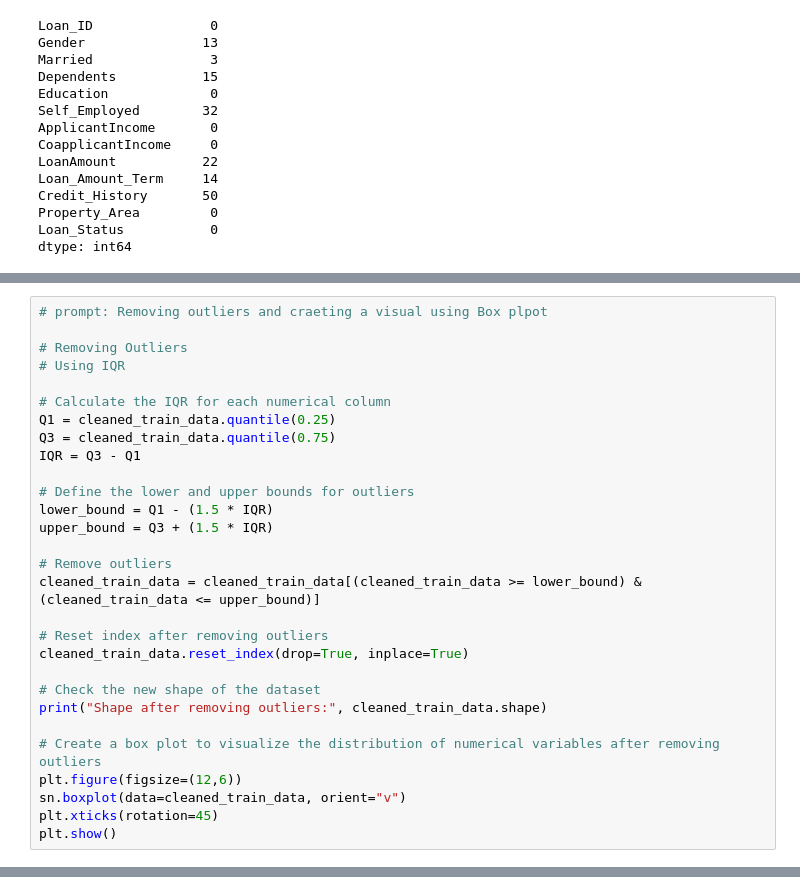
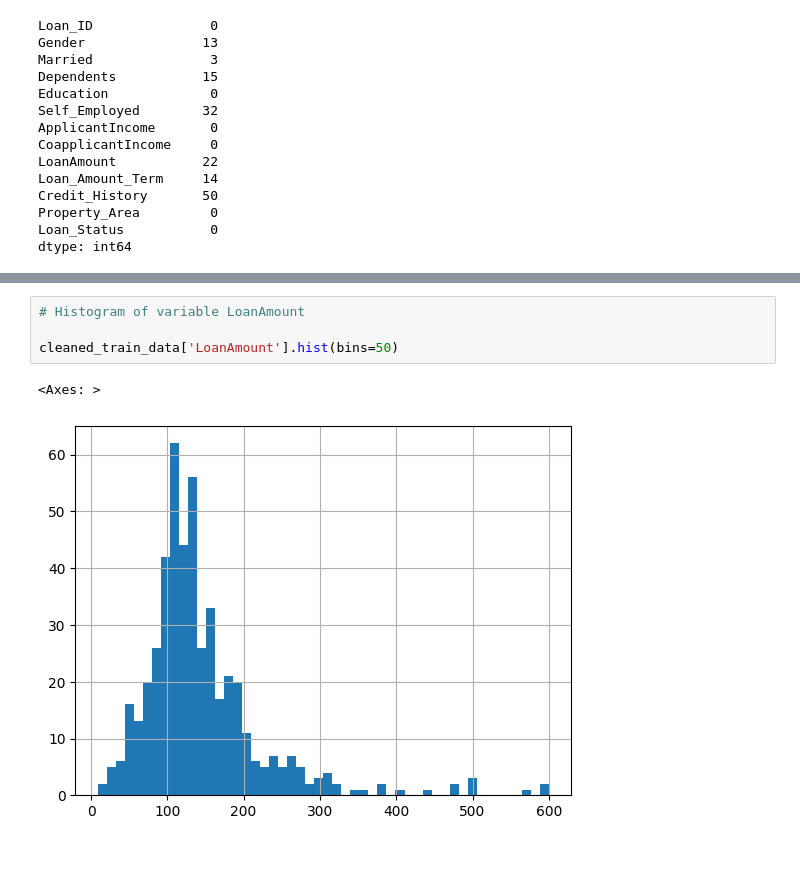
Before and after one commit to paulmachau/Loan-Prediction, a Jupyter notebook: Loan_Eligibility_Predictiond.ipynb, the cells around one changed output, grey strips where cells are left out. Drawn from its saved outputs; the diff is of its cells as text; blank space fills up the shorter version.

```diff
--- a/Loan_Eligibility_Predictiond.ipynb
+++ b/Loan_Eligibility_Predictiond.ipynb
@@ -145,29 +152,0 @@ plt.show()
-# %%
-# prompt: Removing outliers and craeting a visual using Box plpot
-
-# Removing Outliers
-# Using IQR
-
-# Calculate the IQR for each numerical column
-Q1 = cleaned_train_data.quantile(0.25)
-Q3 = cleaned_train_data.quantile(0.75)
-IQR = Q3 - Q1
-
-# Define the lower and upper bounds for outliers
-lower_bound = Q1 - (1.5 * IQR)
-upper_bound = Q3 + (1.5 * IQR)
-
-# Remove outliers
-cleaned_train_data = cleaned_train_data[(cleaned_train_data >= lower_bound) & (cleaned_train_data <= upper_bound)]
-
-# Reset index after removing outliers
-cleaned_train_data.reset_index(drop=True, inplace=True)
-
-# Check the new shape of the dataset
-print("Shape after removing outliers:", cleaned_train_data.shape)
-
-# Create a box plot to visualize the distribution of numerical variables after removing outliers
-plt.figure(figsize=(12,6))
-sn.boxplot(data=cleaned_train_data, orient="v")
-plt.xticks(rotation=45)
-plt.show()
@@ -194,0 +174,7 @@ cleaned_train_data.head()
+# %%
+# Histogram of variable LoanAmount
+
+cleaned_train_data['LoanAmount'].hist(bins=50)
+# %% [output]
+<Axes: >
+[figure, added]
```
Also changed, not shown: parts of 26 cells of this notebook.
